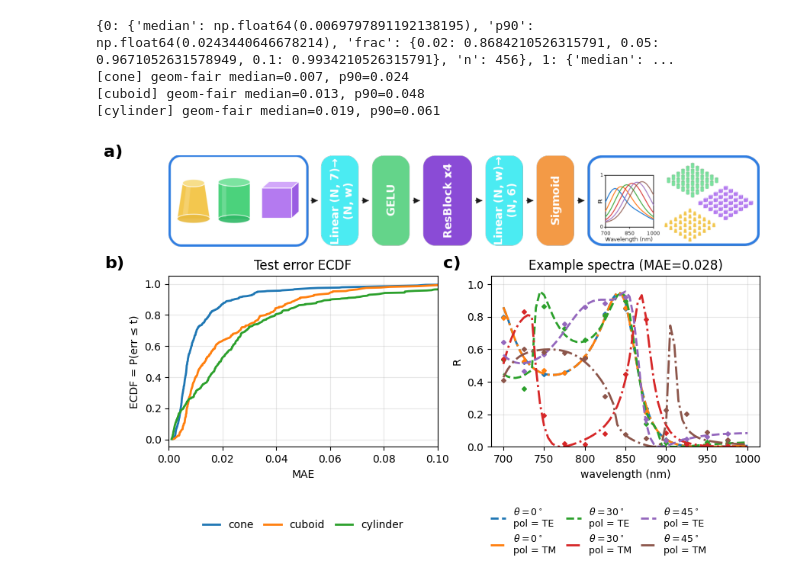
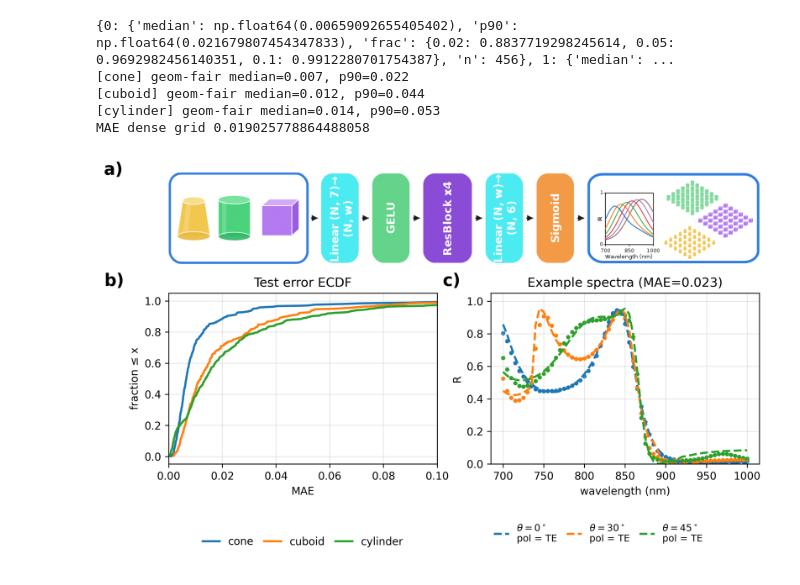
Before and after one commit to tfp-photonics/tdat_ml, a Jupyter notebook: paramtor_plot.ipynb, the cells around one changed output. Cells and saved outputs as stored; diff of their text form; code cells hidden in the pictures.

Commit message:
Dense wavelength prediction + enforce passivity

```diff
--- a/paramtor_plot.ipynb
+++ b/paramtor_plot.ipynb
@@ -9,8 +9,8 @@ import io
 def plot_spectra_for_gid(
     ax, gid, te_gid, wl_te,
     R_true_te, R_pred_te,
-    *,
     R_ref,
+    R_dense_pred,
     wl_ref,
     angles=None,
     ang_ids=(0, 1, 2),
@@ -20,11 +20,13 @@ def plot_spectra_for_gid(
     title="",
     ylim=(0, 1.05),
 ):
+    mae_all = float(np.mean(np.abs(R_ref - R_dense_pred)))
+    print("MAE dense grid", mae_all)
     m = (te_gid == gid)
-
     w  = np.asarray(wl_te[m])
     Rt = R_ref
     Rp = np.asarray(R_pred_te[m])
+    R_dense_pred = R_dense_pred.reshape(R_dense_pred.shape[0], n_angles, n_pols)
 
     if Rt.ndim == 2 and Rt.shape[1] == n_angles * n_pols:
         Rt = Rt.reshape(Rt.shape[0], n_angles, n_pols)
@@ -39,10 +41,11 @@ def plot_spectra_for_gid(
     for j in ang_ids:
         for p in pol_ids:
             pstr = "TM" if p == 1 else "TE"
-            lab = "\n".join([fr"$\theta={angles[j]*180/np.pi:.0f}^\circ$", f"pol = {pstr}"])
-            (ln,) = ax.plot(wl_ref, Rt[:, j, p], pol_styles.get(pstr, "--"), ms=6, lw=2., label=lab)
-            c = ln.get_color()
-            ax.plot(w, Rp[:, j, p], marker="D", color=c, ms=3, linestyle="None")
+            if pstr == "TE":
+                lab = "\n".join([fr"$\theta={angles[j]*180/np.pi:.0f}^\circ$", f"pol = {pstr}"])
+                (ln,) = ax.plot(wl_ref, Rt[:, j, p], pol_styles.get(pstr, "--"), ms=5, lw=2., label=lab)
+                c = ln.get_color()
+                ax.scatter(wl_ref, R_dense_pred[:, j, p], marker=".", color=c)
 
     ax.set_xlabel("wavelength (nm)")
     ax.set_ylabel("R")
@@ -131,7 +134,7 @@ def plot_weighted_cdf_by_class(err, labels, gids, class_ids=None, class_names=No
     if logx:
         ax.set_xscale("log")
     ax.set_xlabel(xlabel)
-    ax.set_ylabel("ECDF = P(err ≤ t)")
+    ax.set_ylabel("fraction ≤ x")
     ax.set_title(title)
     ax.grid(alpha=0.3)
     return ax
@@ -142,7 +145,7 @@ def make_paper_fig(
     y_te, te_gid, wl_te,
     R_true_te, R_pred_te,
     *,
-    R_ref, wl_ref,
+    R_ref, R_dense_pred,  wl_ref,
     gid_spec,
     class_names=None,
     angles=None,
@@ -159,7 +162,7 @@ def make_paper_fig(
     has_top = top_png_path is not None
 
     if has_top:
-        fig = plt.figure(figsize=figsize)
+        fig = plt.figure(figsize=figsize, dpi=300)
         img = mpimg.imread(top_png_path)
         H, W = img.shape[:2]
         img_aspect = H / W
@@ -238,9 +241,10 @@ def make_paper_fig(
             borderaxespad=0.0,
         )
 
+
     plot_spectra_for_gid(
         ax_spec, gid_spec, te_gid, wl_te,
-        R_true_te, R_pred_te, R_ref=R_ref, wl_ref=wl_ref,
+        R_true_te=R_true_te, R_pred_te=R_pred_te, R_ref=R_ref, R_dense_pred=R_dense_pred, wl_ref=wl_ref,
         angles=angles, ang_ids=ang_ids,
         n_angles=len(angles) if angles is not None else len(ang_ids),
         n_pols=len(pol_ids),
@@ -260,7 +264,6 @@ def make_paper_fig(
         handles, labels,
         loc="upper center",
         bbox_to_anchor=(0.4, -0.3),
-        #bbox_to_anchor=(0.4, -1.6),
         ncol=3,
         frameon=False,
         fontsize=9,
@@ -289,35 +292,37 @@ def load_paper_fig_h5(path):
             png_bytes = f["top_png_bytes"][...].tobytes()
             d["top_img"] = mpimg.imread(io.BytesIO(png_bytes))
         else:
             d["top_img"] = None
 
     return d
 
 
 h5path = "results/paramtor_results.h5"
 d = load_paper_fig_h5(h5path)
 
 top_path = "figs/ptor.png"
 fig = make_paper_fig(
     err_sample=d["err_sample"],
     y_te=d["y_te"],
     te_gid=d["te_gid"],
     wl_te=d["wl_te"],
     R_true_te=d["R_true_te"],
     R_pred_te=d["R_pred_te"],
     R_ref=d["R_ref"],
+    R_dense_pred = d["R_dense_pred"],
     wl_ref=d["wl_ref"],
     angles=d["angles"],
     class_names=d["class_names"],
     ang_ids=d["ang_ids"],
     pol_ids=d["pol_ids"],
     gid_spec=d["gid_spec"],
     top_png_path=top_path,
     savepath="figs/figure_5.png",
 )
 # %% [output]
-{0: {'median': np.float64(0.0069797891192138195), 'p90': np.float64(0.0243440646678214), 'frac': {0.02: 0.8684210526315791, 0.05: 0.9671052631578949, 0.1: 0.9934210526315791}, 'n': 456}, 1: {'median': ...
-[cone] geom-fair median=0.007, p90=0.024
-[cuboid] geom-fair median=0.013, p90=0.048
-[cylinder] geom-fair median=0.019, p90=0.061
+{0: {'median': np.float64(0.00659092655405402), 'p90': np.float64(0.021679807454347833), 'frac': {0.02: 0.8837719298245614, 0.05: 0.9692982456140351, 0.1: 0.9912280701754387}, 'n': 456}, 1: {'median': ...
+[cone] geom-fair median=0.007, p90=0.022
+[cuboid] geom-fair median=0.012, p90=0.044
+[cylinder] geom-fair median=0.014, p90=0.053
+MAE dense grid 0.019025778864488058
-[figure, old version]
+[figure, new version]
```
Also changed, not shown: 7 other files.
